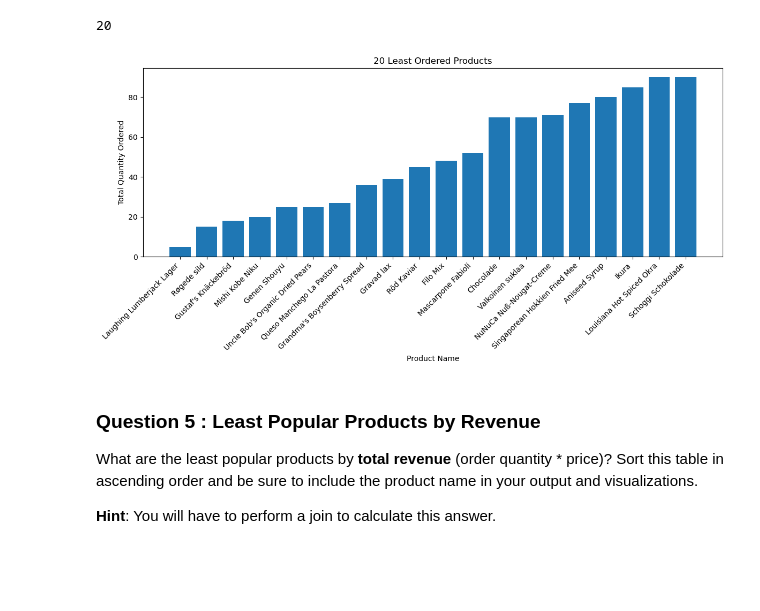
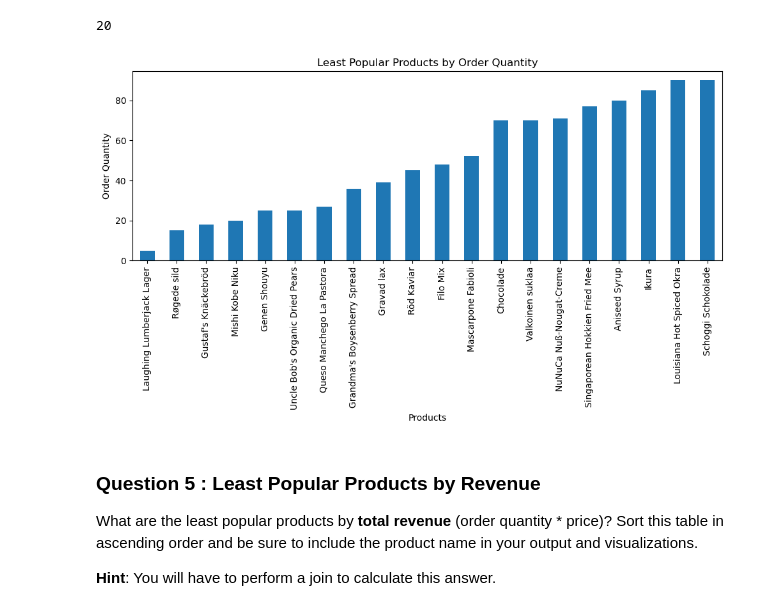
Before and after one commit to SaraG25-tech/Osiris-Foods-Statistics, a Jupyter notebook: adhoc-sql/adhoc_report.ipynb, the cells around one changed output. Saved outputs shown, nothing was run; the diff lists cells and outputs as text; code cells hidden in the pictures; blank space fills up the shorter version.

```diff
--- a/adhoc-sql/adhoc_report.ipynb
+++ b/adhoc-sql/adhoc_report.ipynb
@@ -185,35 +183,25 @@ print(rows)
 print(len(rows))
 # %% [output]
 20
-# %%
-# TODO: Convert your list of tuples to a dataframe
-least_pop_prod_data = [('Laughing Lumberjack Lager', 5), ('Røgede sild', 15), ("Gustaf's Knäckebröd", 18),
-                   ('Mishi Kobe Niku', 20), ('Genen Shouyu', 25), ("Uncle Bob's Organic Dried Pears", 25),
-                ('Queso Manchego La Pastora', 27), ("Grandma's Boysenberry Spread", 36), ('Gravad lax', 39),
-                ('Röd Kaviar', 45), ('Filo Mix', 48), ('Mascarpone Fabioli', 52), ('Chocolade', 70), ('Valkoinen suklaa', 70),
-                ('NuNuCa Nuß-Nougat-Creme', 71), ('Singaporean Hokkien Fried Mee', 77), ('Aniseed Syrup', 80), ('Ikura', 85),
-                ('Louisiana Hot Spiced Okra', 90), ('Schoggi Schokolade', 90)]
-
-# TODO: Generate a visualization on this dataframe
-df = pd.DataFrame(least_pop_prod_data, columns=['ProductName', 'total_quantity'])
-
-# Visualization
-df = pd.DataFrame(least_pop_prod_data, columns=['ProductName', 'total_quantity'])
-
-# Visualization
-df = pd.DataFrame(least_pop_prod_data, columns=['ProductName', 'total_quantity'])
-
-# Visualization
-plt.figure(figsize=(12, 6))
-plt.bar(df['ProductName'], df['total_quantity'])
-plt.xticks(rotation=45, ha='right')  # Rotate labels for readability
-plt.xlabel('Product Name')
-plt.ylabel('Total Quantity Ordered')
-plt.title('20 Least Ordered Products')
-plt.tight_layout()
-plt.show()
-# %% [output]
-[figure, removed]
+# %%
+# TODO: Convert your list of tuples to a dataframe
+
+df = pd.DataFrame(least_pop_prod_data, columns=['Products', 'Order Quantity'])
+
+# TODO: Generate a visualization on this dataframe
+df = pd.DataFrame(least_pop_prod_data, columns=['Products', 'Order Quantity'])
+df.set_index('Products', inplace=True)
+
+df.plot.bar(figsize=(10, 6), legend=False)
+
+plt.title('Least Popular Products by Order Quantity')
+plt.xlabel('Products')
+plt.ylabel('Order Quantity')
+plt.xticks(rotation=90)
+plt.tight_layout()
+plt.show()
+# %% [output]
+[figure, added]
 # %% [markdown]
 ### Question 5 : Least Popular Products by Revenue
 
```
Also changed, not shown: parts of 17 cells of this notebook.
